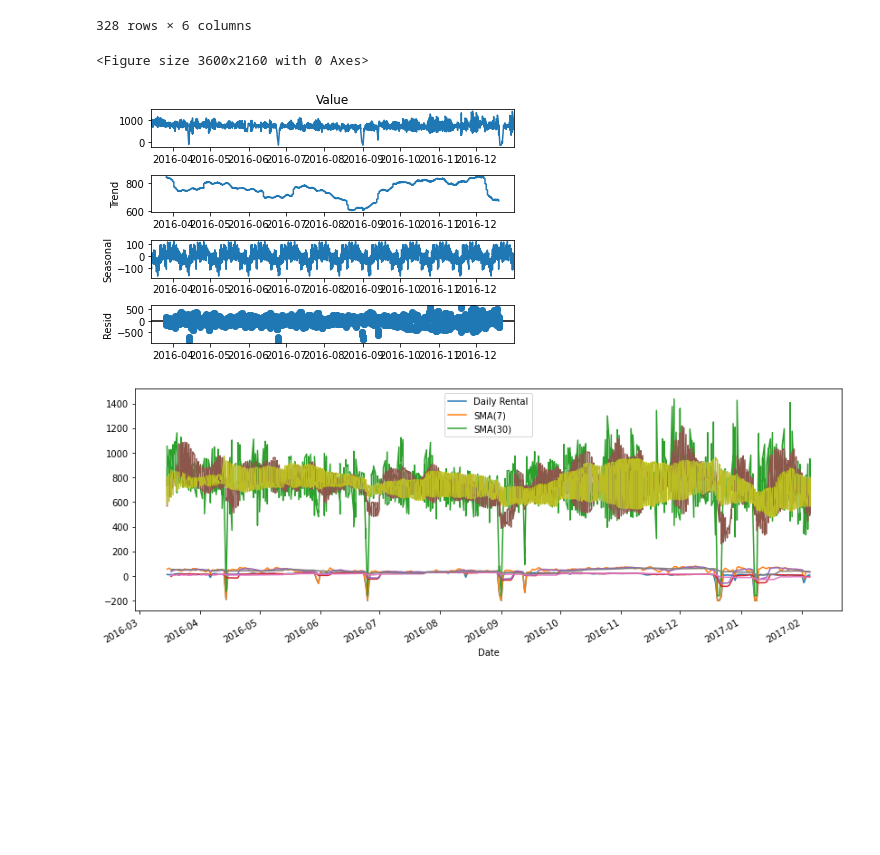
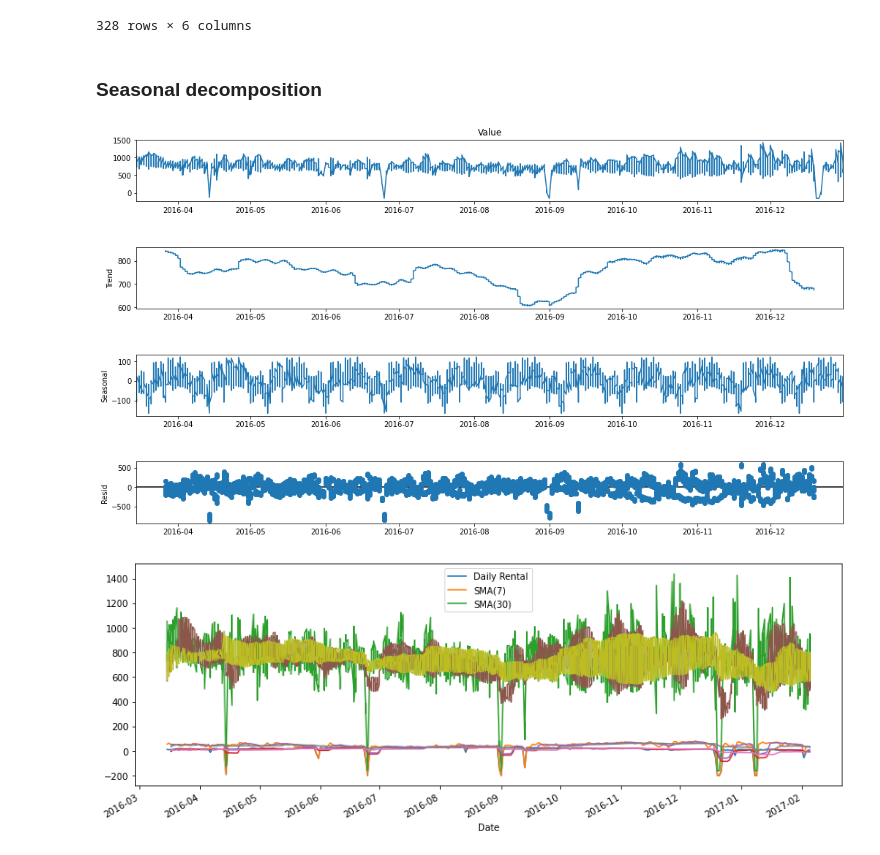
Before and after one commit to JoelPoah/AIMLCA2, a Jupyter notebook: TimeSeries_PartA/TimeSeries.ipynb, the cells around one changed output. Cells and saved outputs as stored; diff of their text form; code cells hidden in the pictures; blank space fills up the shorter version.

```diff
--- a/TimeSeries_PartA/TimeSeries.ipynb
+++ b/TimeSeries_PartA/TimeSeries.ipynb
@@ -359,36 +374,34 @@ traintransformed
 | 2017-02-04 | 4.848611 | 37.832986 | 691.713889 | 458.947222 | 909.375000 | 379.513889 |
 | 2017-02-05 | 7.273958 | 31.809375 | 867.600000 | 751.833333 | 673.741667 | 947.333333 |
 328 rows × 6 columns
+# %% [markdown]
+### Seasonal decomposition
 # %%
 #Timeseries decomposition on airtrain data
 from statsmodels.tsa.seasonal import seasonal_decompose
 time_decompose = pd.read_csv('train.csv',parse_dates=['Date'],index_col='Date',dayfirst=True)
 
 time_decompose.drop(time_decompose.columns[4:6],axis=1,inplace=True)
 
 dummy = pd.get_dummies(time_decompose['Gas'])
 # Join the encoded df
 time_decompose = time_decompose.join(dummy)
 time_decompose = time_decompose.drop('Gas',axis = 1)
 
 # only take 2016
-time_decompose=time_decompose['2016']
-
-fig = plt.gcf()
-fig.set_size_inches(50, 30)
-
+time_decompose=time_decompose.loc['2016']
 time_decompose.sort_index()
 decompose_result_mult = seasonal_decompose(time_decompose['Value'], model="additive",period = int(len(time_decompose['Value'])/12))
-
+# Period is the number of months in the data set
 trend = decompose_result_mult.trend
 seasonal = decompose_result_mult.seasonal
 residual = decompose_result_mult.resid
 
-decompose_result_mult.plot()
+fig=decompose_result_mult.plot()
+fig.set_size_inches((16, 9))
 plt.show()
 # %% [output]
-<Figure size 3600x2160 with 0 Axes>
-[figure, old version]
+[figure, new version]
 # %%
 # rolling
 daily_rental = airtrain
```
Also changed, not shown: parts of 27 cells of this notebook, 5 other files.
